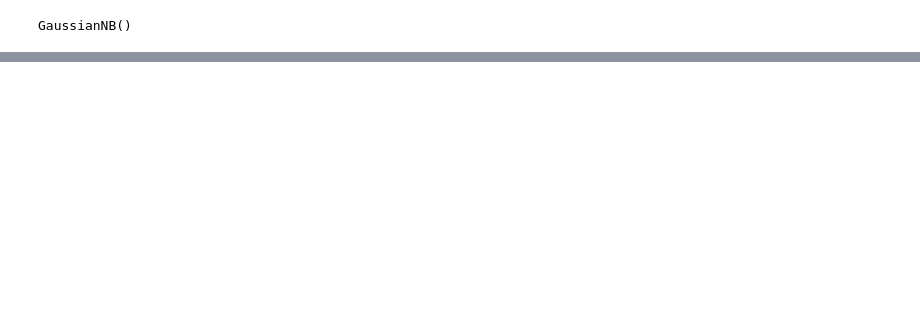
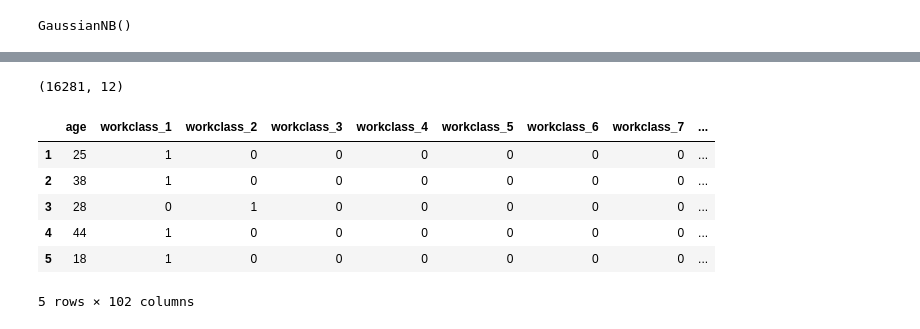
Before and after one commit to aarontravass/CS5834, a Jupyter notebook: Untitled0.ipynb, the cells around one changed output, grey strips where cells are left out. Drawn from its saved outputs; the diff is of its cells as text; code cells hidden in the pictures; blank space fills up the shorter version.

```diff
--- a/Untitled0.ipynb
+++ b/Untitled0.ipynb
@@ -371,0 +378,2 @@ Average cross-validation score: 0.8392
+# %%
+dt.replace('[?]',np.NAN,regex=True, inplace=True)
@@ -371,0 +392,23 @@ Average cross-validation score: 0.8392
+# %%
+X_dt = dt.drop(['income'], axis=1)
+y_dt = dt['income']
+# %%
+X_dt['workclass'].fillna(X_dt['workclass'].mode()[0], inplace=True)
+X_dt['occupation'].fillna(X_dt['occupation'].mode()[0], inplace=True)
+X_dt['country'].fillna(X_dt['country'].mode()[0], inplace=True)
+# %%
+X_dt.shape
+# %% [output]
+(16281, 12)
+# %%
+X_dt = encoder.fit_transform(X_dt)
+# %%
+X_dt.head(5)
+# %% [output]
+|  | age | workclass_1 | workclass_2 | workclass_3 | workclass_4 | workclass_5 | workclass_6 | workclass_7 | ... |
+| 1 | 25 | 1 | 0 | 0 | 0 | 0 | 0 | 0 | ... |
+| 2 | 38 | 1 | 0 | 0 | 0 | 0 | 0 | 0 | ... |
+| 3 | 28 | 0 | 1 | 0 | 0 | 0 | 0 | 0 | ... |
+| 4 | 44 | 1 | 0 | 0 | 0 | 0 | 0 | 0 | ... |
+| 5 | 18 | 1 | 0 | 0 | 0 | 0 | 0 | 0 | ... |
+5 rows × 102 columns
```
Also changed, not shown: parts of 36 cells of this notebook.
